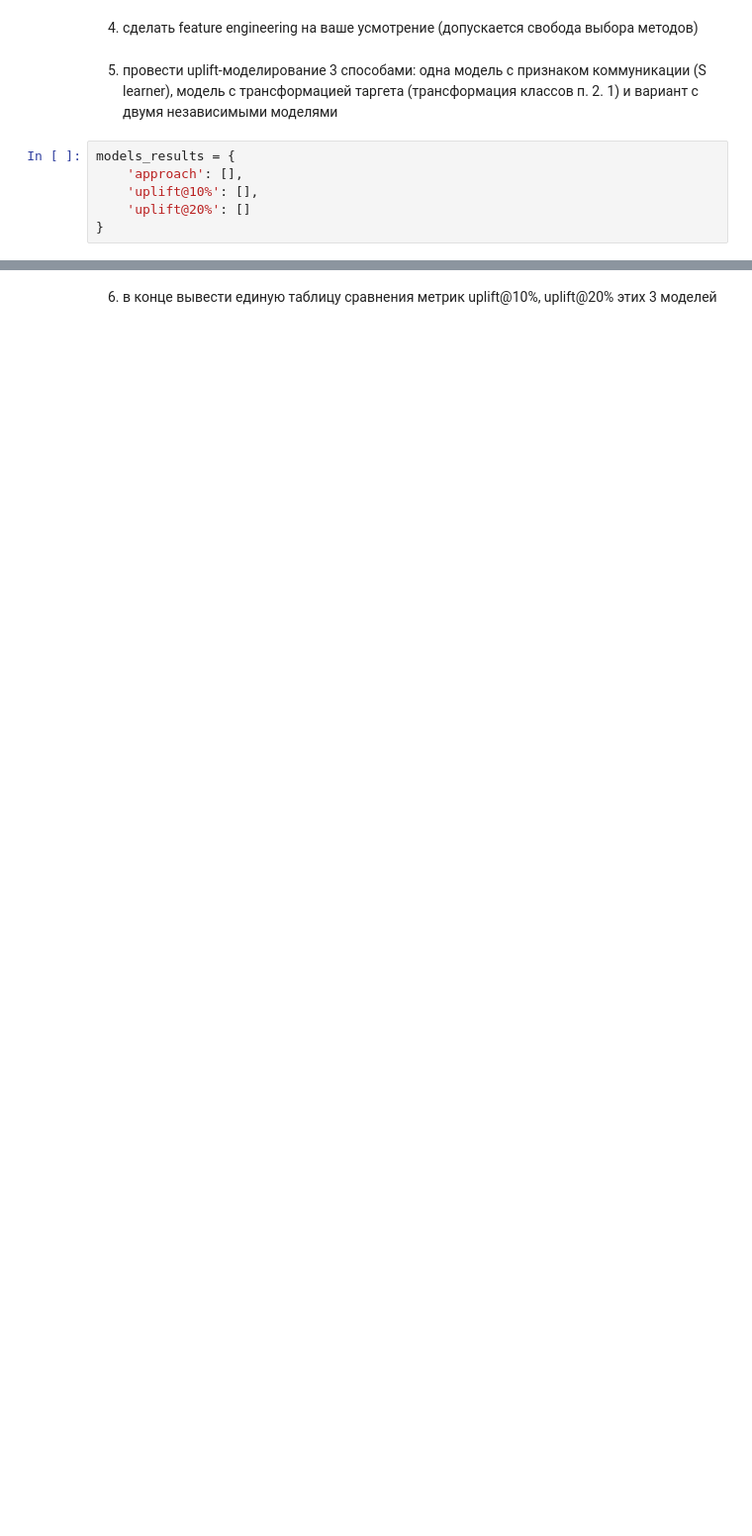
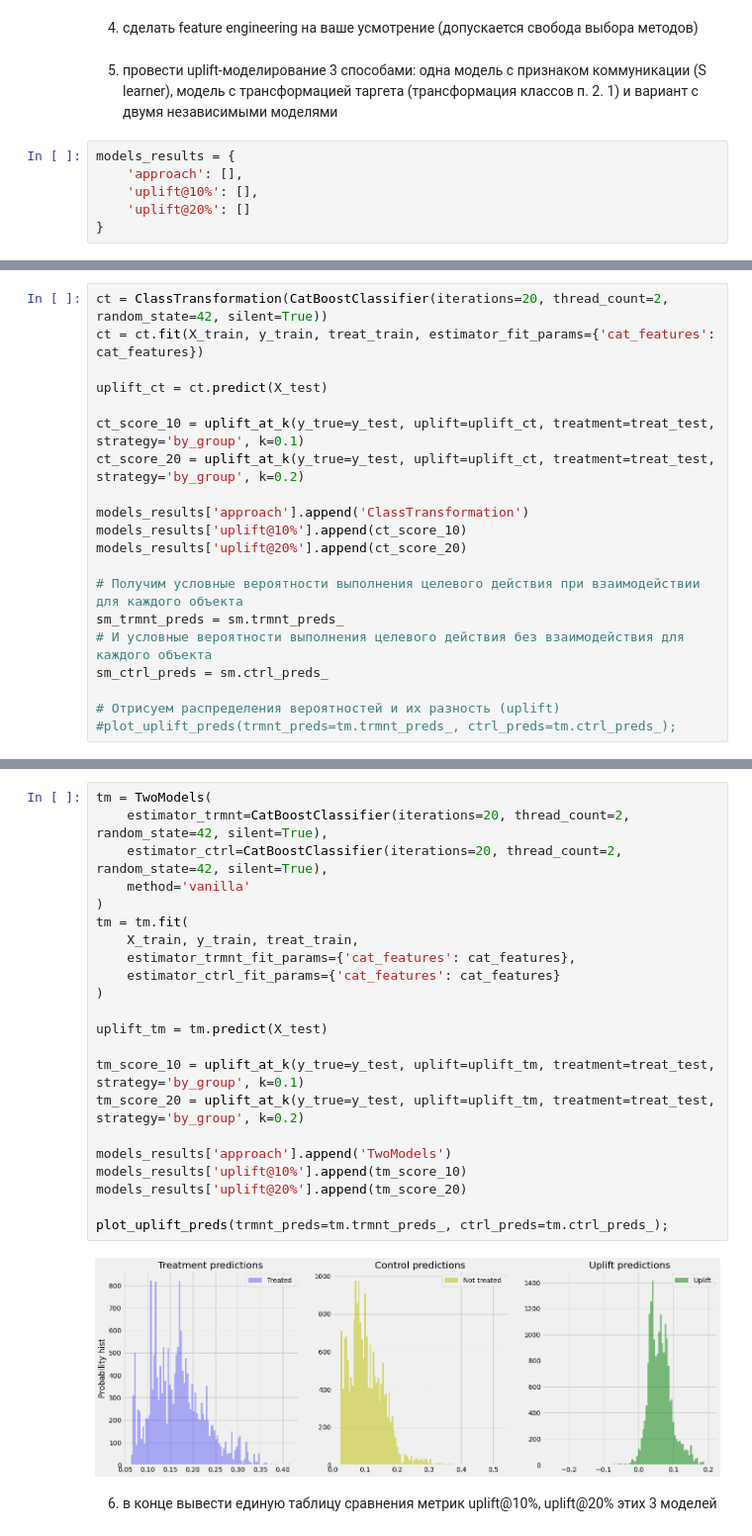
Before and after one commit to AndreiBazhenau/gb, a Jupyter notebook: ml_in_business/hw_4.ipynb, the cells around one changed output, grey strips where cells are left out. Shown at 99% size. Cells and saved outputs as stored; diff of their text form; blank space fills up the shorter version.

```diff
--- a/ml_in_business/hw_4.ipynb
+++ b/ml_in_business/hw_4.ipynb
@@ -132,0 +143,20 @@ models_results = {
+# %%
+ct = ClassTransformation(CatBoostClassifier(iterations=20, thread_count=2, random_state=42, silent=True))
+ct = ct.fit(X_train, y_train, treat_train, estimator_fit_params={'cat_features': cat_features})
+
+uplift_ct = ct.predict(X_test)
+
+ct_score_10 = uplift_at_k(y_true=y_test, uplift=uplift_ct, treatment=treat_test, strategy='by_group', k=0.1)
+ct_score_20 = uplift_at_k(y_true=y_test, uplift=uplift_ct, treatment=treat_test, strategy='by_group', k=0.2)
+
+models_results['approach'].append('ClassTransformation')
+models_results['uplift@10%'].append(ct_score_10)
+models_results['uplift@20%'].append(ct_score_20)
+
+# Получим условные вероятности выполнения целевого действия при взаимодействии для каждого объекта
+sm_trmnt_preds = sm.trmnt_preds_
+# И условные вероятности выполнения целевого действия без взаимодействия для каждого объекта
+sm_ctrl_preds = sm.ctrl_preds_
+
+# Отрисуем распределения вероятностей и их разность (uplift)
+#plot_uplift_preds(trmnt_preds=tm.trmnt_preds_, ctrl_preds=tm.ctrl_preds_);
@@ -133,2 +167,26 @@ models_results = {
+# %%
+tm = TwoModels(
+    estimator_trmnt=CatBoostClassifier(iterations=20, thread_count=2, random_state=42, silent=True),
+    estimator_ctrl=CatBoostClassifier(iterations=20, thread_count=2, random_state=42, silent=True),
+    method='vanilla'
+)
+tm = tm.fit(
+    X_train, y_train, treat_train,
+    estimator_trmnt_fit_params={'cat_features': cat_features},
+    estimator_ctrl_fit_params={'cat_features': cat_features}
+)
+
+uplift_tm = tm.predict(X_test)
+
+tm_score_10 = uplift_at_k(y_true=y_test, uplift=uplift_tm, treatment=treat_test, strategy='by_group', k=0.1)
+tm_score_20 = uplift_at_k(y_true=y_test, uplift=uplift_tm, treatment=treat_test, strategy='by_group', k=0.2)
+
+models_results['approach'].append('TwoModels')
+models_results['uplift@10%'].append(tm_score_10)
+models_results['uplift@20%'].append(tm_score_20)
+
+plot_uplift_preds(trmnt_preds=tm.trmnt_preds_, ctrl_preds=tm.ctrl_preds_);
+# %% [output]
+[figure, added]
 # %% [markdown]
 6. в конце вывести единую таблицу сравнения метрик uplift@10%, uplift@20% этих 3 моделей
```
Also changed, not shown: parts of 11 cells of this notebook.
